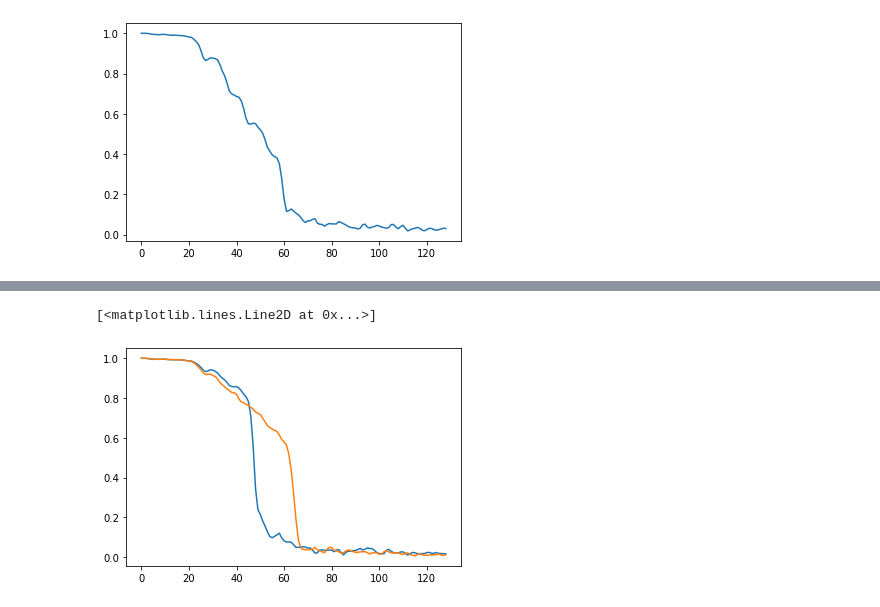
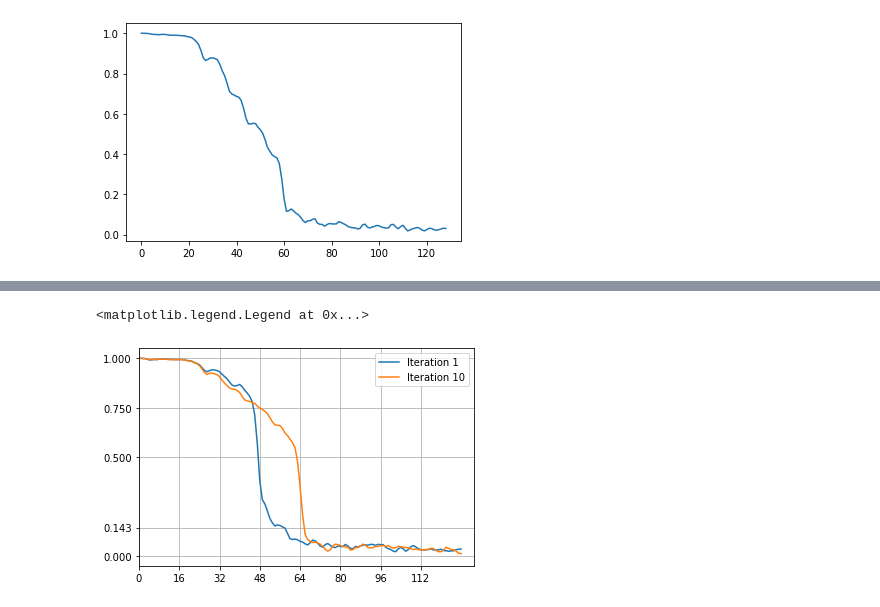
Before and after one commit to rkms86/SUSAN, a Jupyter notebook: +SUSAN/tutorial_01/workflow.ipynb, the cells around one changed output, grey strips where cells are left out. Cells and saved outputs as stored; diff of their text form; code cells hidden in the pictures.

```diff
--- a/+SUSAN/tutorial_01/workflow.ipynb
+++ b/+SUSAN/tutorial_01/workflow.ipynb
@@ -581,7 +581,7 @@ mngr.list_gpus_ids     = [0,1,2,3]
 mngr.aligner.ctf_correction  = 'cfsc'
 mngr.aligner.allow_drift     = True
 mngr.averager.ctf_correction = 'wiener'
-mngr.cc_threshold   = 0.9
+mngr.cc_threshold   = 0.6
 mngr.iteration_type = 2 # 2D refinements
 # %%
 mngr.aligner.bandpass.highpass = 0
@@ -601,7 +601,8 @@ for i in range(1,11):
     m = mngr.get_names_map(i)
     v,a = susan.io.mrc.read(m)
     v_f = susan.utils.apply_FOM(v,mngr.get_fsc(i))
-    v_f = susan.utils.denoise_l0(v_f,l0_lambda=0.05)
+    susan.io.mrc.write(v_f,m[:-4]+'_fom.mrc',a) # save FOM
+    v_f = susan.utils.denoise_l0(v_f,l0_lambda=0.03)
     susan.io.mrc.write(v_f,m,a)
 # %% [output]
 ============================
@@ -624,8 +625,13 @@ Iteration 10 Finished [Elapsed time: 122.7 seconds (0:02:02.666125]
 # %%
-plt.plot( mngr.get_fsc(1) )
-plt.plot( mngr.get_fsc(10) )
+plt.plot( mngr.get_fsc(1),label='Iteration 1' )
+plt.plot( mngr.get_fsc(10),label='Iteration 10' )
+plt.axis([0,128+5,-0.05,1.05])
+plt.yticks([0,0.143,0.5,0.75,1])
+plt.xticks(np.arange(0,128,16))
+plt.grid(True)
+plt.legend()
 # %% [output]
-[<matplotlib.lines.Line2D at 0x...>]
+<matplotlib.legend.Legend at 0x...>
-[figure, old version]
+[figure, new version]
 # %%
 _ = napari.view_image(-mngr.get_map(10))
```
Also changed, not shown: parts of 2 cells of this notebook.
